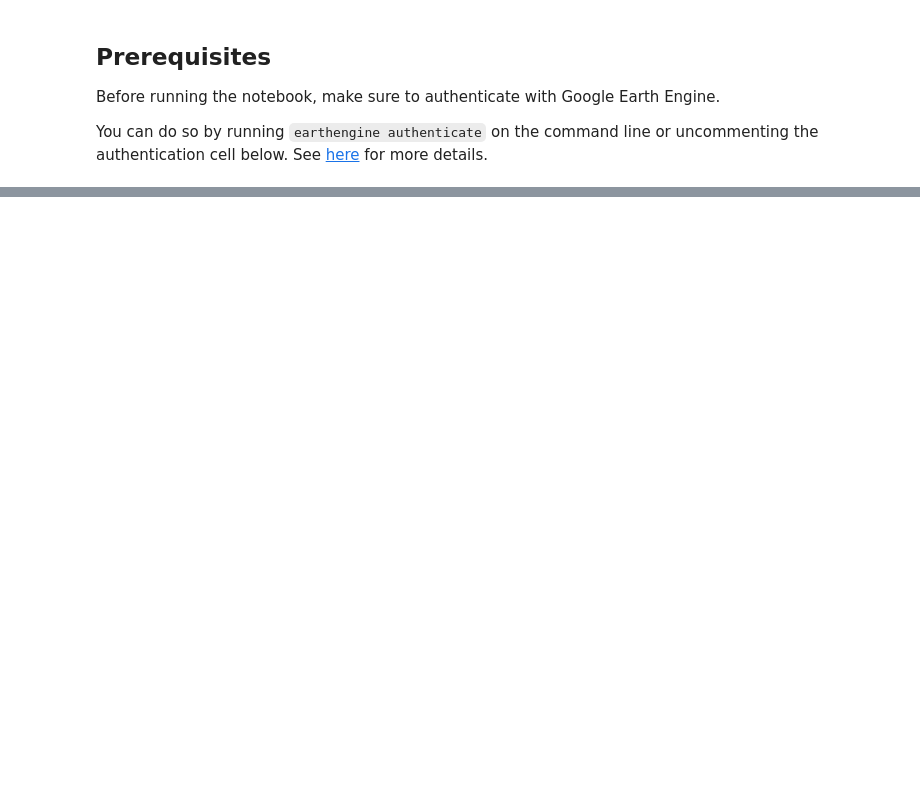
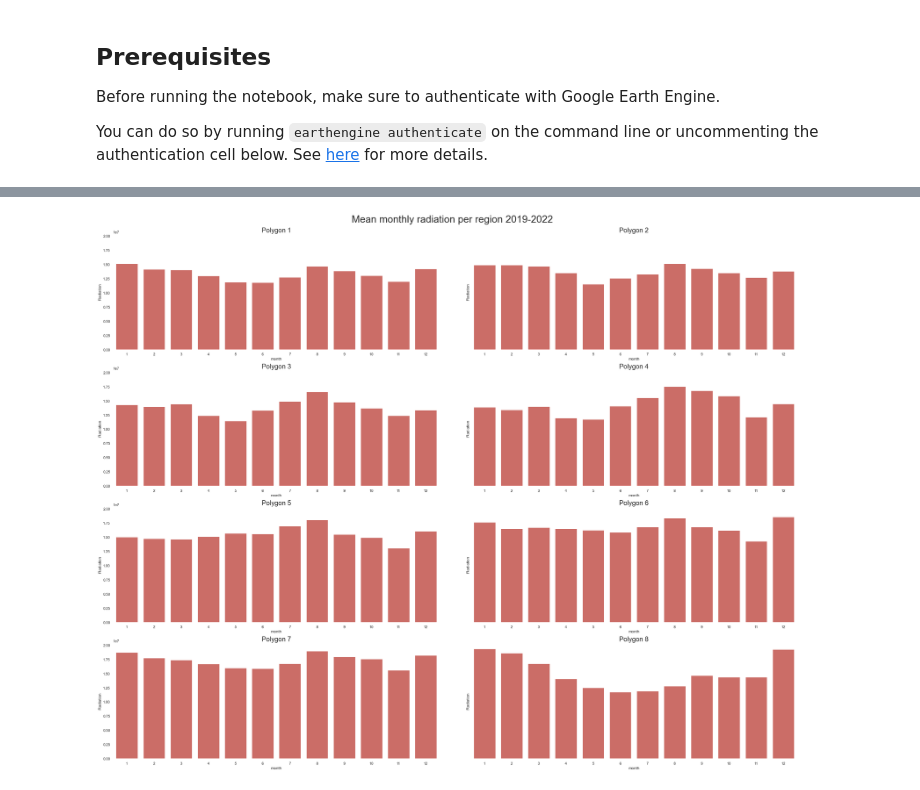
Before and after one commit to 4C-Guided-Team-Challenge/drought-with-gedi, a Jupyter notebook: notebooks/exploratory/ClimateData.ipynb, the cells around one changed output, grey strips where cells are left out. Drawn from its saved outputs; the diff is of its cells as text; code cells hidden in the pictures; blank space fills up the shorter version.

```diff
--- a/notebooks/exploratory/ClimateData.ipynb
+++ b/notebooks/exploratory/ClimateData.ipynb
@@ -49,0 +73,12 @@ Mean monthly temperature in Region 7: 29.563610117828407
+# %%
+# Plot aggregate monthly radiation per region.
+fig = plot.barplot_per_polygon(total_monthly_mean,
+                              x='month',
+                              y='radiation',
+                              ylabel="Radiation",
+                              title="Mean monthly radiation per region 2019-2022",
+                              color=plot.palette[0],
+                              sharey=True)
+plt.show()
+# %% [output]
+[figure, added]
```
Also changed, not shown: parts of 14 cells of this notebook, 6 other files.
